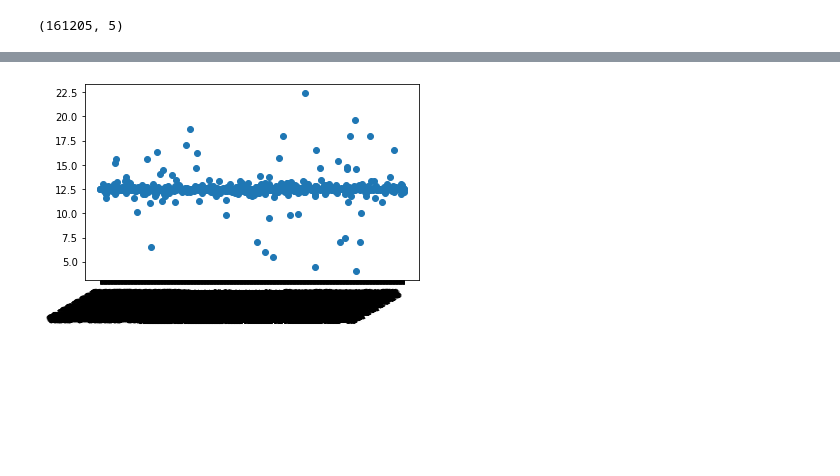
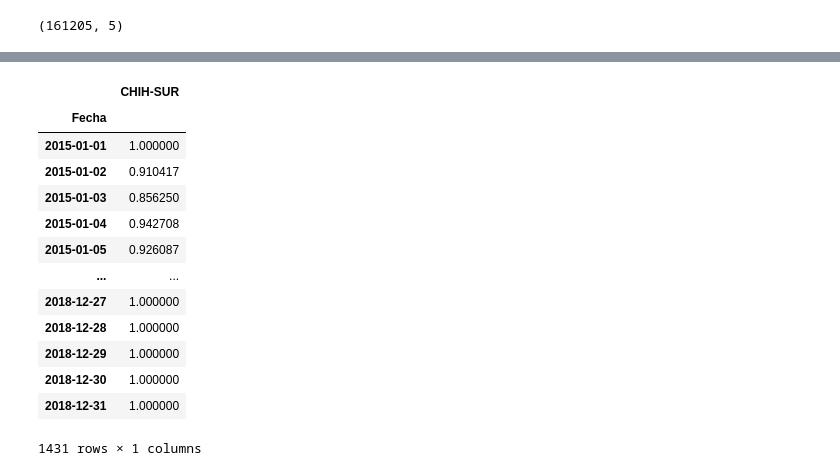
Before and after one commit to RedBrickBurrito/Proyecto_FInal_Lenguajes, a Jupyter notebook: Untitled.ipynb, the cells around one changed output, grey strips where cells are left out. Cells and saved outputs as stored; diff of their text form; code cells hidden in the pictures; blank space fills up the shorter version.

```diff
--- a/Untitled.ipynb
+++ b/Untitled.ipynb
@@ -95,14 +94,20 @@ df.head(100)
-# %%
-import matplotlib.pyplot
-import matplotlib.dates
-from datetime import datetime, timedelta
-
-dates = df['Fecha']
-
-y_values = df['HORA']
-
-plt.plot_date(dates, y_values)
-plt.tight_layout()
-plt.show()
-# %% [output]
-[figure, removed]
+# %%
+df.drop(['HORA'], axis=1, inplace=True)
+df_group = (df.groupby(['Fecha']).mean())
+
+df_group
+# %% [output]
+|  | CHIH-SUR |
+| Fecha |  |
+| 2015-01-01 | 1.000000 |
+| 2015-01-02 | 0.910417 |
+| 2015-01-03 | 0.856250 |
+| 2015-01-04 | 0.942708 |
+| 2015-01-05 | 0.926087 |
+| ... | ... |
+| 2018-12-27 | 1.000000 |
+| 2018-12-28 | 1.000000 |
+| 2018-12-29 | 1.000000 |
+| 2018-12-30 | 1.000000 |
+| 2018-12-31 | 1.000000 |
+1431 rows × 1 columns
```
Also changed, not shown: parts of 7 cells of this notebook.
